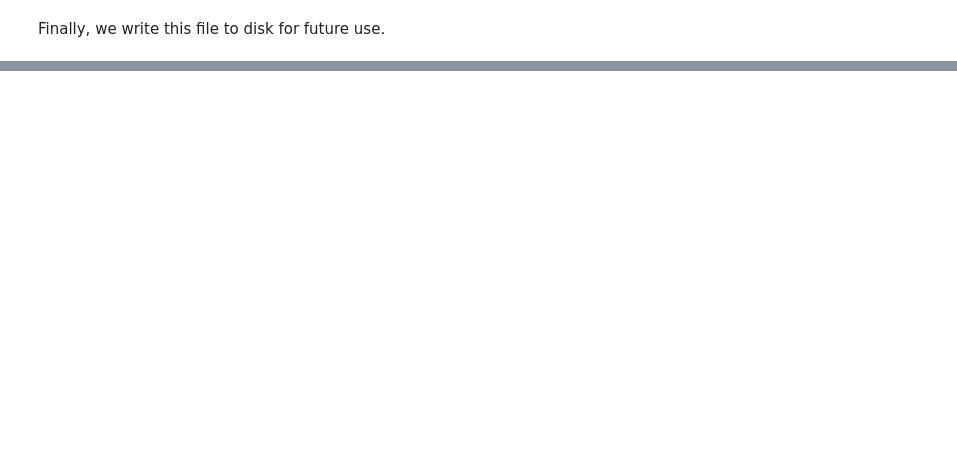
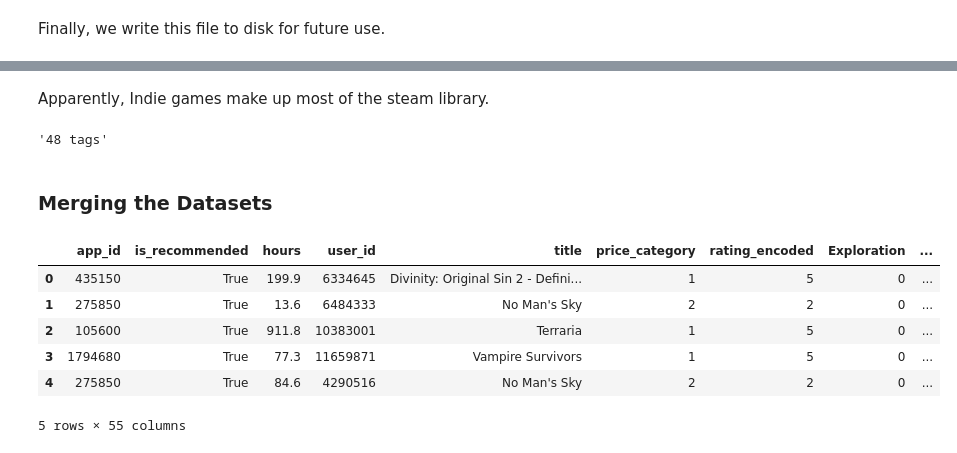
Before and after one commit to Gridex118/game-recommender-nielit, a Jupyter notebook: game_recommender.ipynb, the cells around one changed output, grey strips where cells are left out. Drawn from its saved outputs; the diff is of its cells as text; code cells hidden in the pictures; blank space fills up the shorter version.

```diff
--- a/game_recommender.ipynb
+++ b/game_recommender.ipynb
@@ -125,0 +311,3 @@ games.to_csv("games_processed.csv")
+# %%
+games["rating_encoded"] = LabelEncoder().fit_transform(games["rating"])
+games = games.drop("rating", axis=1)
@@ -125,0 +319,7 @@ games.to_csv("games_processed.csv")
+# %%
+games_metadata["tags"] = games_metadata["tags"].apply(
+    lambda tags: tags if isinstance(tags, list) else []
+)
+all_tags = set(tag for tags in games_metadata["tags"] for tag in tags)
+
+f"{len(all_tags)} tags in total"
@@ -125,0 +344,33 @@ games.to_csv("games_processed.csv")
+# %% [markdown]
+Apparently, Indie games make up most of the steam library.
+# %%
+def get_reduced_tags(all_tags):
+    MIN = 2000
+    tag_counts = games_metadata["tags"].explode().value_counts()
+    return set(tag for tag in all_tags
+                if tag in tag_counts[tag_counts > MIN].keys())
+
+all_tags = get_reduced_tags(all_tags)
+f"{len(all_tags)} tags"
+# %% [output]
+'48 tags'
+# %%
+for tag in all_tags:
+    games_metadata[tag] = games_metadata["tags"].apply(lambda tags: int(tag in tags))
+
+games_metadata = games_metadata.drop("tags", axis=1)
+# %% [markdown]
+### Merging the Datasets
+# %%
+games_unified = games.merge(games_metadata, how="left", on="app_id")
+df = recommendations.merge(games_unified, how="left", on="app_id")
+
+df.head()
+# %% [output]
+|  | app_id | is_recommended | hours | user_id | title | price_category | rating_encoded | Exploration | ... |
+| 0 | 435150 | True | 199.9 | 6334645 | Divinity: Original Sin 2 - Defini... | 1 | 5 | 0 | ... |
+| 1 | 275850 | True | 13.6 | 6484333 | No Man's Sky | 2 | 2 | 0 | ... |
+| 2 | 105600 | True | 911.8 | 10383001 | Terraria | 1 | 5 | 0 | ... |
+| 3 | 1794680 | True | 77.3 | 11659871 | Vampire Survivors | 1 | 5 | 0 | ... |
+| 4 | 275850 | True | 84.6 | 4290516 | No Man's Sky | 2 | 2 | 0 | ... |
+5 rows × 55 columns
```
Also changed, not shown: parts of 61 cells of this notebook.
